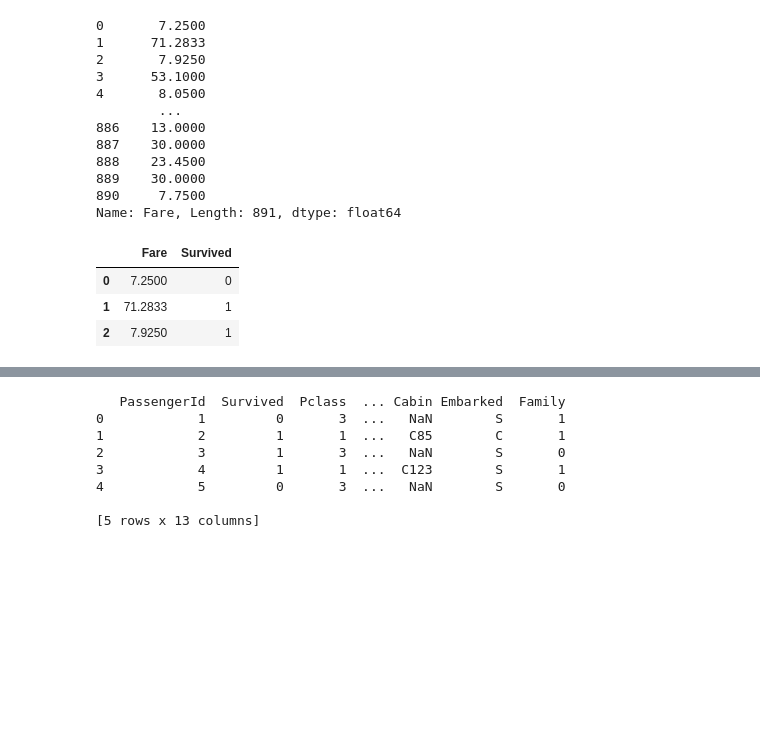
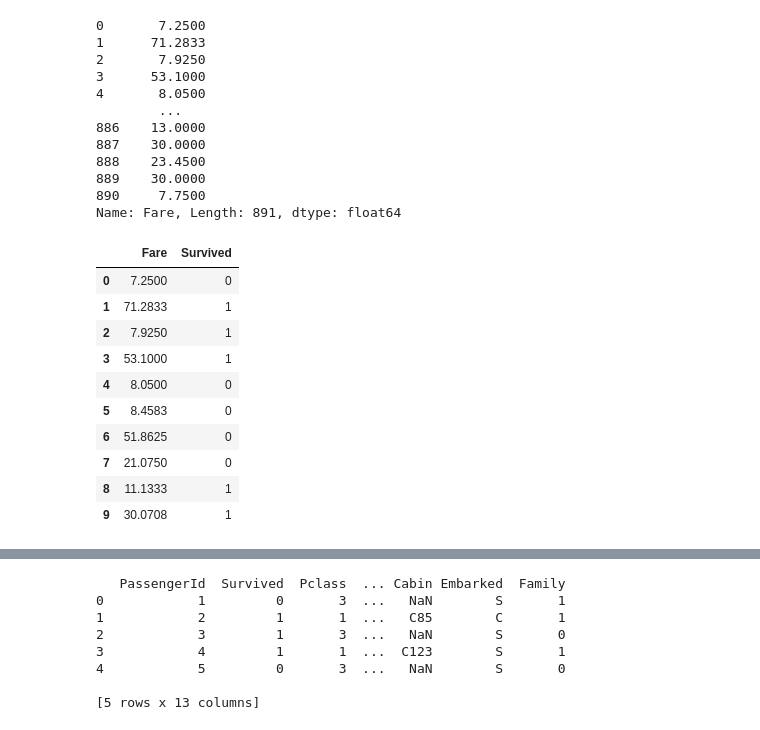
Before and after one commit to YousraMashkoor/DataAnalysis-using-Python, a Jupyter notebook: DA2_chapter1.ipynb, the cells around one changed output, grey strips where cells are left out. Drawn from its saved outputs; the diff is of its cells as text; code cells hidden in the pictures; blank space fills up the shorter version.

```diff
--- a/DA2_chapter1.ipynb
+++ b/DA2_chapter1.ipynb
@@ -82,2 +84,2 @@ Product A,Product B,Product C,
 # %%
-data = pd.read_csv('drive/MyDrive/DataAnalysis-with-Python/titanic.csv')
+data = pd.read_csv('titanic.csv')
@@ -313,15 +308,22 @@ Name: Fare, Length: 891, dtype: float64
 # %%
 # topic 2.3
 
 # Select the fare and survived columns
 data_com = data[['Fare', 'Survived']]
 
 # Print the head of the result
-data_com.head(3)
+data_com.head(10)
 # %% [output]
 |  | Fare | Survived |
 | 0 | 7.2500 | 0 |
 | 1 | 71.2833 | 1 |
 | 2 | 7.9250 | 1 |
+| 3 | 53.1000 | 1 |
+| 4 | 8.0500 | 0 |
+| 5 | 8.4583 | 0 |
+| 6 | 51.8625 | 0 |
+| 7 | 21.0750 | 0 |
+| 8 | 11.1333 | 1 |
+| 9 | 30.0708 | 1 |
 # %%
 # Filter for rows where fare is greater than 70
```
Also changed, not shown: parts of 62 cells of this notebook.
